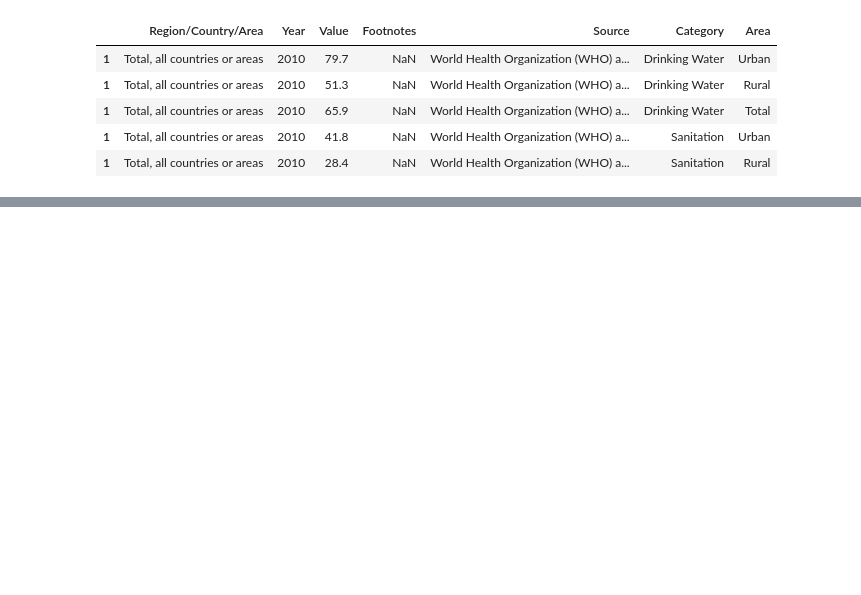
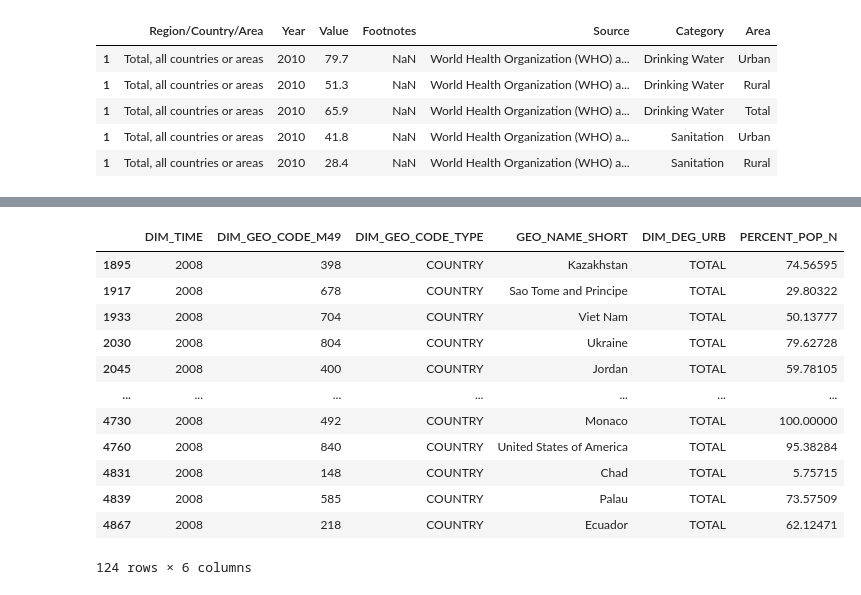
Before and after one commit to jimiok/infoviz, a Jupyter notebook: analysis.ipynb, the cells around one changed output, grey strips where cells are left out. Saved outputs shown, nothing was run; the diff lists cells and outputs as text; code cells hidden in the pictures; blank space fills up the shorter version.

```diff
--- a/analysis.ipynb
+++ b/analysis.ipynb
@@ -49,3 +50,6 @@ df.head()
 | 1 | Total, all countries or areas | 2010 | 28.4 | NaN | World Health Organization (WHO) a... | Sanitation | Rural |
 # %%
 df.to_pickle("data.pkl")
+# %%
+# Replace 'your_file.csv' with the path to your CSV file
+df_water = pd.read_csv('who_water.csv', encoding='ISO-8859-1')
@@ -51,0 +65,2 @@ df.to_pickle("data.pkl")
+# %%
+df_water_filtered = df_water[df_water["DIM_GEO_CODE_TYPE"] == "COUNTRY"]
@@ -51,0 +74,2 @@ df.to_pickle("data.pkl")
+# %%
+df_water_filtered = df_water_filtered.drop(["DIM_PUBLISH_STATE_CODE", "IND_ID", "IND_CODE", "IND_UUID", "IND_PER_CODE", "IND_NAME", "DIM_TIME_TYPE"], axis=1)
@@ -51,0 +87,2 @@ df.to_pickle("data.pkl")
+# %%
+df_yearly = df_water_filtered[(df_water_filtered["DIM_GEO_CODE_TYPE"] == "COUNTRY") & (df_water_filtered["DIM_DEG_URB"] == "TOTAL") & (df_water_filtered["DIM_TIME"] == 2008)]
@@ -51,0 +105,16 @@ df.to_pickle("data.pkl")
+# %%
+df_yearly
+# %% [output]
+|  | DIM_TIME | DIM_GEO_CODE_M49 | DIM_GEO_CODE_TYPE | GEO_NAME_SHORT | DIM_DEG_URB | PERCENT_POP_N |
+| 1895 | 2008 | 398 | COUNTRY | Kazakhstan | TOTAL | 74.56595 |
+| 1917 | 2008 | 678 | COUNTRY | Sao Tome and Principe | TOTAL | 29.80322 |
+| 1933 | 2008 | 704 | COUNTRY | Viet Nam | TOTAL | 50.13777 |
+| 2030 | 2008 | 804 | COUNTRY | Ukraine | TOTAL | 79.62728 |
+| 2045 | 2008 | 400 | COUNTRY | Jordan | TOTAL | 59.78105 |
+| ... | ... | ... | ... | ... | ... | ... |
+| 4730 | 2008 | 492 | COUNTRY | Monaco | TOTAL | 100.00000 |
+| 4760 | 2008 | 840 | COUNTRY | United States of America | TOTAL | 95.38284 |
+| 4831 | 2008 | 148 | COUNTRY | Chad | TOTAL | 5.75715 |
+| 4839 | 2008 | 585 | COUNTRY | Palau | TOTAL | 73.57509 |
+| 4867 | 2008 | 218 | COUNTRY | Ecuador | TOTAL | 62.12471 |
+124 rows × 6 columns
```
Also changed, not shown: parts of 19 cells of this notebook, 7 other files.
